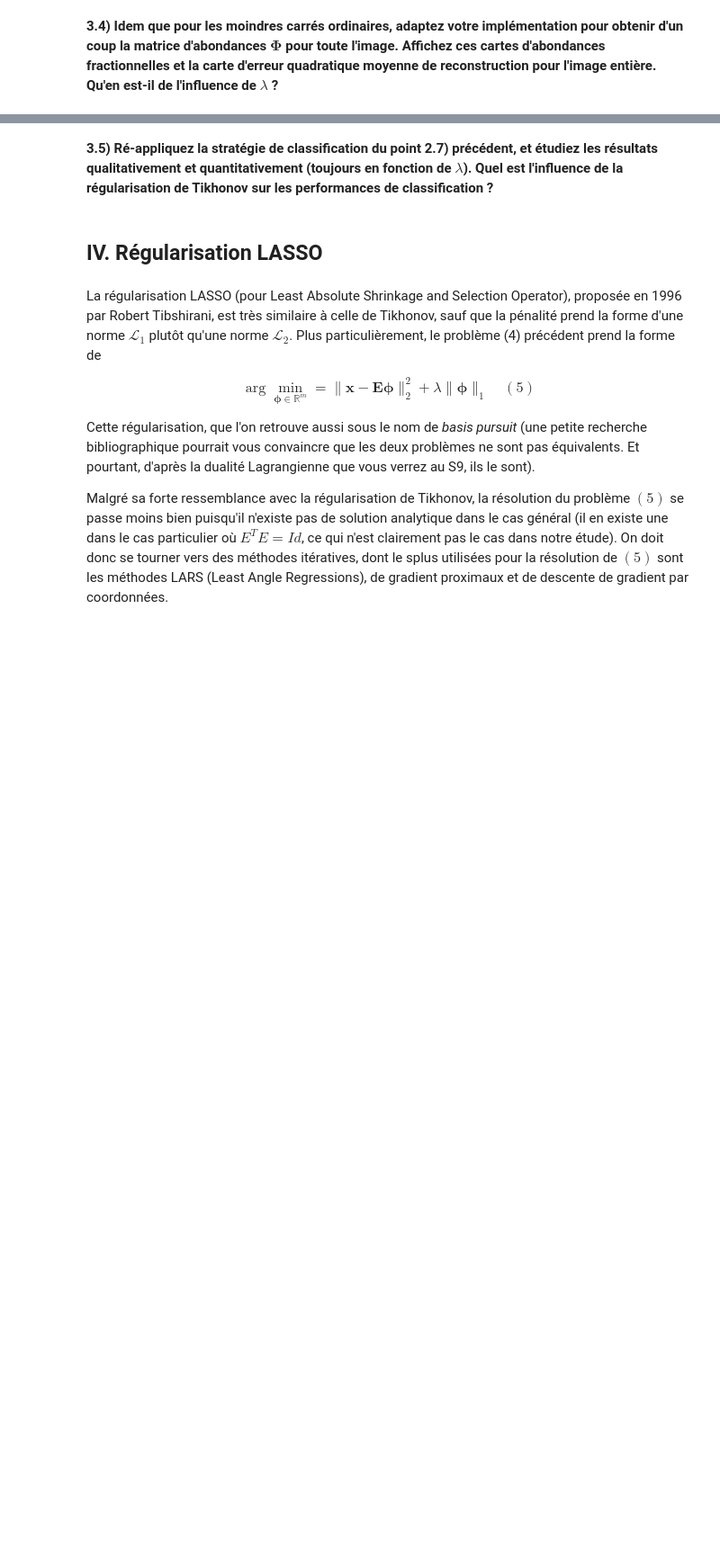
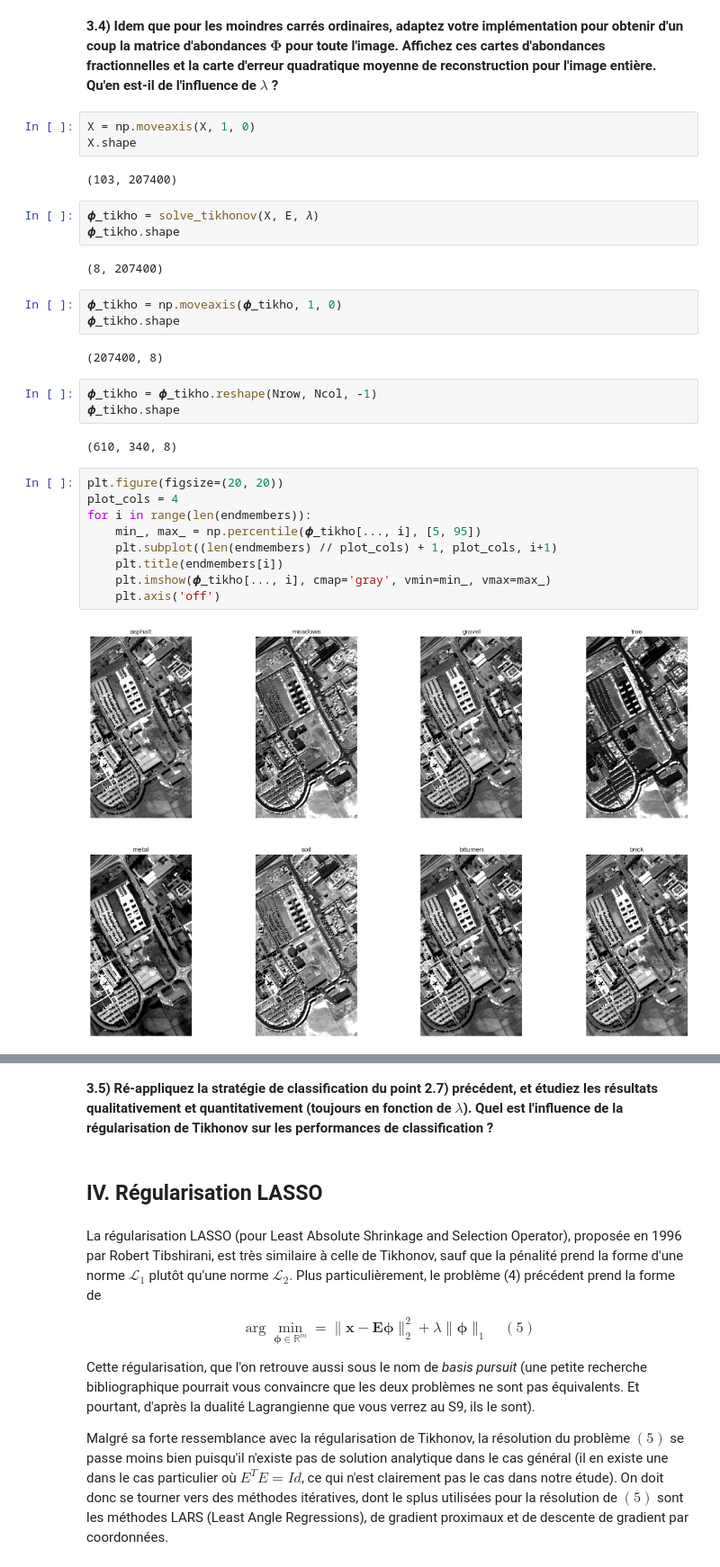
Before and after one commit to Li0nMo0se/spectral_unmixing, a Jupyter notebook: Main.ipynb, the cells around one changed output, grey strips where cells are left out. Shown at 90% size. Cells and saved outputs as stored; diff of their text form; blank space fills up the shorter version.

```diff
--- a/Main.ipynb
+++ b/Main.ipynb
@@ -635,2 +635,33 @@ plt.show()
 # %% [markdown]
 **3.4) Idem que pour les moindres carrés ordinaires, adaptez votre implémentation pour obtenir d'un coup la matrice d'abondances $\boldsymbol \Phi$ pour toute l'image. Affichez ces cartes d'abondances fractionnelles et la carte d'erreur quadratique moyenne de reconstruction pour l'image entière. Qu'en est-il de l'influence de $\lambda$ ?**
+# %%
+X = np.moveaxis(X, 1, 0)
+X.shape
+# %% [output]
+(103, 207400)
+# %%
+𝝓_tikho = solve_tikhonov(X, E, 𝜆)
+𝝓_tikho.shape
+# %% [output]
+(8, 207400)
+# %%
+𝝓_tikho = np.moveaxis(𝝓_tikho, 1, 0)
+𝝓_tikho.shape
+# %% [output]
+(207400, 8)
+# %%
+𝝓_tikho = 𝝓_tikho.reshape(Nrow, Ncol, -1)
+𝝓_tikho.shape
+# %% [output]
+(610, 340, 8)
+# %%
+plt.figure(figsize=(20, 20))
+plot_cols = 4
+for i in range(len(endmembers)):
+    min_, max_ = np.percentile(𝝓_tikho[..., i], [5, 95])
+    plt.subplot((len(endmembers) // plot_cols) + 1, plot_cols, i+1)
+    plt.title(endmembers[i])
+    plt.imshow(𝝓_tikho[..., i], cmap='gray', vmin=min_, vmax=max_)
+    plt.axis('off')
+# %% [output]
+[figure, added]
```
Also changed, not shown: parts of 13 cells of this notebook.
